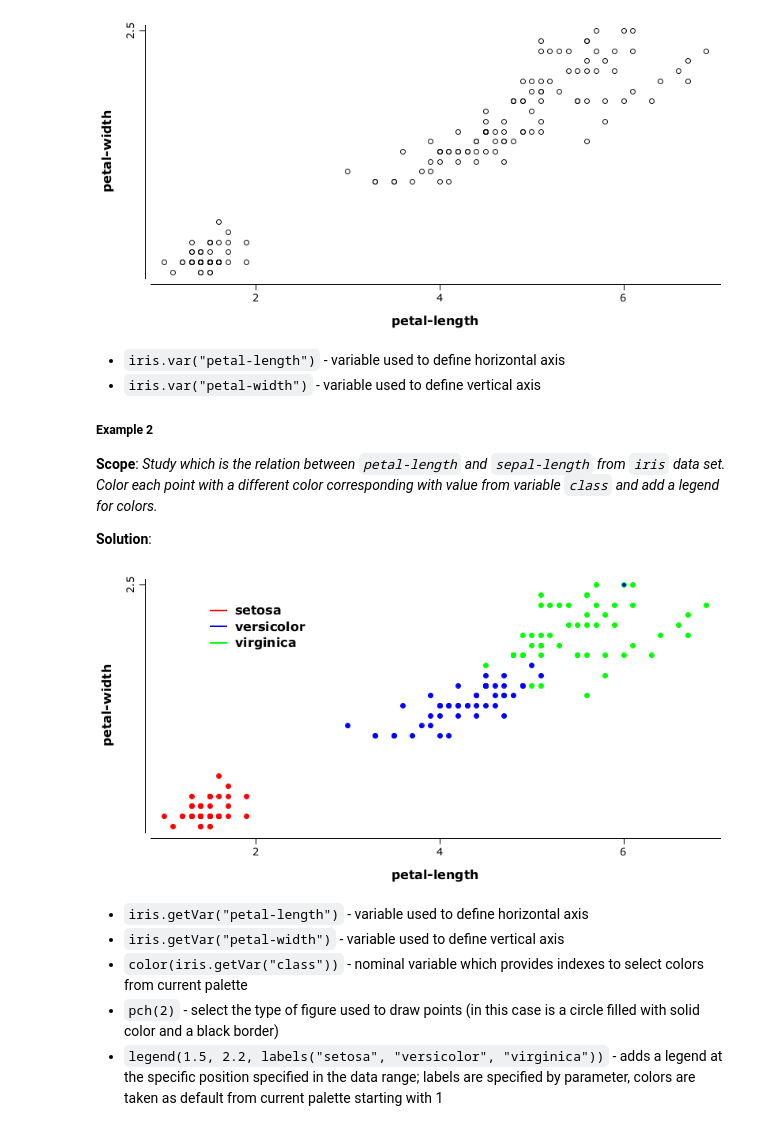
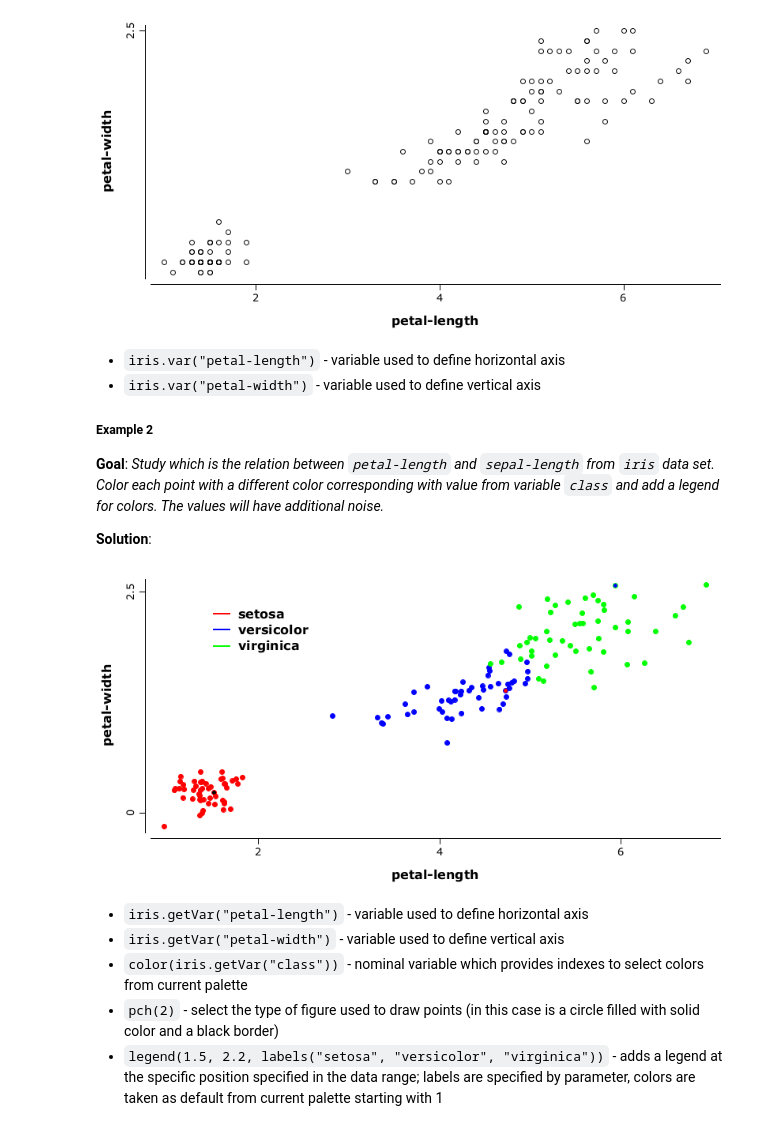
Before and after one commit to padreati/rapaio-notebooks, a Jupyter notebook: tutorials/DataVisualization.ipynb, the cells around one changed output. Drawn from its saved outputs; the diff is of its cells as text; code cells hidden in the pictures.

```diff
--- a/tutorials/DataVisualization.ipynb
+++ b/tutorials/DataVisualization.ipynb
@@ -113,14 +110,19 @@ WS.image(points(iris.rvar("petal-length"), iris.rvar("petal-width")));
 
 ##### Example 2
 
-**Scope**: *Study which is the relation between `petal-length` and `sepal-length` from `iris` data set. Color each point with a different color corresponding with value from variable `class` and add a legend for colors.*
+**Goal**: *Study which is the relation between `petal-length` and `sepal-length` from `iris` data set. Color each point with a different color corresponding with value from variable `class` and add a legend for colors. The values will have additional noise.*
 
 **Solution**:
 # %%
-WS.image(points(iris.rvar("petal-length"), iris.rvar("petal-width"),color(iris.rvar("class")), pch(2))
+// fix seed to get the same image every time
+RandomSource.setSeed(32);
+// make an altered copy of dataset with jitter noise added
+Frame df = iris.copy().fapply(FJitter.on(Normal.of(0, 0.1), VRange.of("0~3")));
+// draw scatter plot
+WS.image(points(df.rvar("petal-length"), df.rvar("petal-width"), color(iris.rvar("class")), pch(2))
 .legend(1.5, 2.2, labels("setosa", "versicolor", "virginica")));
 # %% [output]
-[figure, old version]
+[figure, new version]
 # %% [markdown]
 * `iris.getVar("petal-length")` - variable used to define horizontal axis
 * `iris.getVar("petal-width")` - variable used to define vertical axis
```
Also changed, not shown: parts of 43 cells of this notebook, 2 other files.
